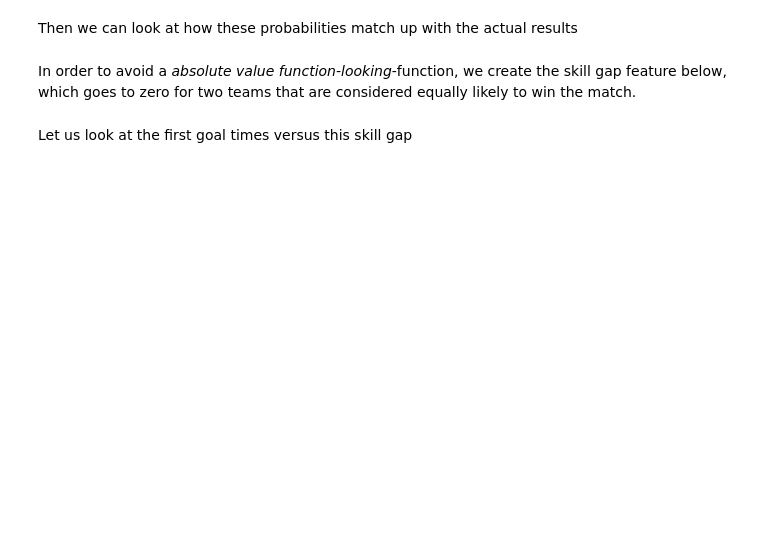
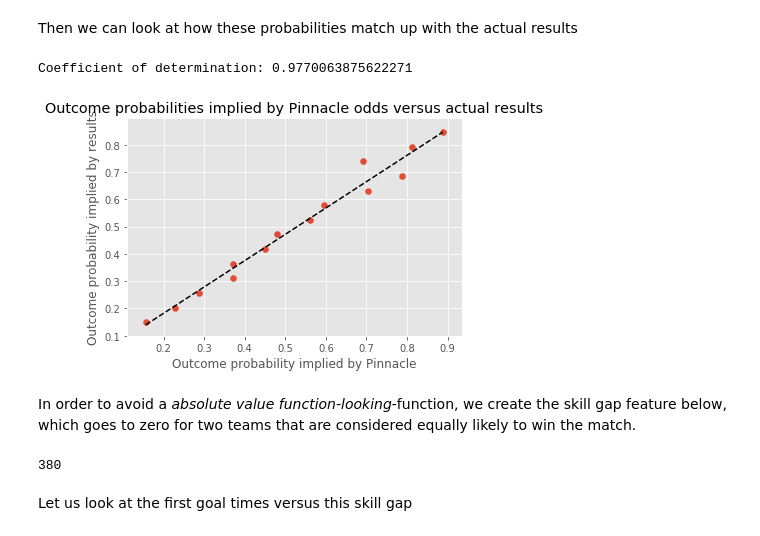
Before and after one commit to wambergo/MBML, a Jupyter notebook: MBML_nyeste.ipynb, the cells around one changed output. Saved outputs shown, nothing was run; the diff lists cells and outputs as text; code cells hidden in the pictures; blank space fills up the shorter version.

```diff
--- a/MBML_nyeste.ipynb
+++ b/MBML_nyeste.ipynb
@@ -227,10 +236,11 @@ for i in range(len(df)):
     if ikke_nan_h[i] == True and ikke_nan_h[i] == True:
         first_goal = min(df.loc[i,'t1_h'], df.loc[i,'t1_a'])
     elif ikke_nan_h[i] == True:
-        first_goal = (df.loc[i,'t1_h'])
+        first_goal = df.loc[i,'t1_h']
     elif ikke_nan_a[i] == True:
-        first_goal = (df.loc[i,'t1_a'])
-
+        first_goal = df.loc[i,'t1_a']
+    else:
+        first_goal = df.loc[i,'finished']
     df.loc[i,'t1'] = first_goal
 
     if first_goal < df.loc[i,'t']:
@@ -370,9 +390,9 @@ Then we can look at how these probabilities match up with the actual results
 # %%
 # Add full time result column
 for i in range(len(df)):
-    if df['FTHG'][i] > df['FTAG'][i]:
+    if df.loc[i, 'FTHG'] > df.loc[i, 'FTAG']:
         df.loc[i,'FTR'] = 'H'
-    elif df['FTHG'][i] < df['FTAG'][i]:
+    elif df.loc[i, 'FTHG'] < df.loc[i, 'FTAG']:
         df.loc[i,'FTR'] = 'A'
     else:
         df.loc[i,'FTR'] = 'D'
@@ -384,39 +404,42 @@ win_count = np.empty(len(prob_range))
 
 for i in range(len(df)):
     for j in range(len(prob_range)-1):
-        if df['home_win_prob'][i] > prob_range[j] and df['home_win_prob'][i] < prob_range[j+1]:
+        if df.loc[i, 'home_win_prob'] > prob_range[j] and df.loc[i, 'home_win_prob'] < prob_range[j+1]:
             prob_count[j] += 1
             df.loc[i,'home_win_prob_disc'] = prob_range[j]
 
-        elif df['away_win_prob'][i] > prob_range[j] and df['away_win_prob'][i] < prob_range[j+1]:
+        elif df.loc[i, 'away_win_prob'] > prob_range[j] and df.loc[i, 'away_win_prob'] < prob_range[j+1]:
             prob_count[j] += 1
             df.loc[i,'away_win_prob_disc'] = prob_range[j]
 
 for i in range(len(df)):
     for j in range(len(prob_range)-1):
-        if df['home_win_prob_disc'][i] == prob_range[j] and df['FTR'][i] == 'H':
+        if df.loc[i, 'home_win_prob_disc'] == prob_range[j] and df.loc[i, 'FTR'] == 'H':
             win_count[j] += 1
-        elif df['away_win_prob_disc'][i] == prob_range[j] and df['FTR'][i] == 'A':
+        elif df.loc[i, 'away_win_prob_disc'] == prob_range[j] and df.loc[i, 'FTR'] == 'A':
             win_count[j] += 1
 
 # Outcome probability implied by results
 OPIR = win_count / prob_count
 
 model = LinearRegression()
 x = OPIR[:-1].reshape((-1, 1))
 y = prob_range[:-1]
 model.fit(x, y)
 model = LinearRegression().fit(x, y)
 r_sq = model.score(x, y)
 prediction=model.predict(np.sort(x, axis=0))
 print('Coefficient of determination:', r_sq)
 
 plt.title("Outcome probabilities implied by Pinnacle odds versus actual results")
 plt.xlabel("Outcome probability implied by Pinnacle")
 plt.ylabel("Outcome probability implied by results")
 plt.scatter(x, y)
 plt.plot(np.sort(x, axis=0),prediction, 'k--')
 plt.show()
+# %% [output]
+Coefficient of determination: 0.9770063875622271
+[figure, added]
 # %% [markdown]
 In order to avoid a _absolute value function-looking_-function, we create the skill gap feature below,  which goes to zero for two teams that are considered equally likely to win the match.
 # %%
@@ -423,0 +451,4 @@ df['skill_gap'] = np.abs(df['home_win_prob'] - df['away_win_prob'])
+# %%
+print(len(df))
+# %% [output]
+380
```
Also changed, not shown: parts of 174 cells of this notebook, 1 other file.
